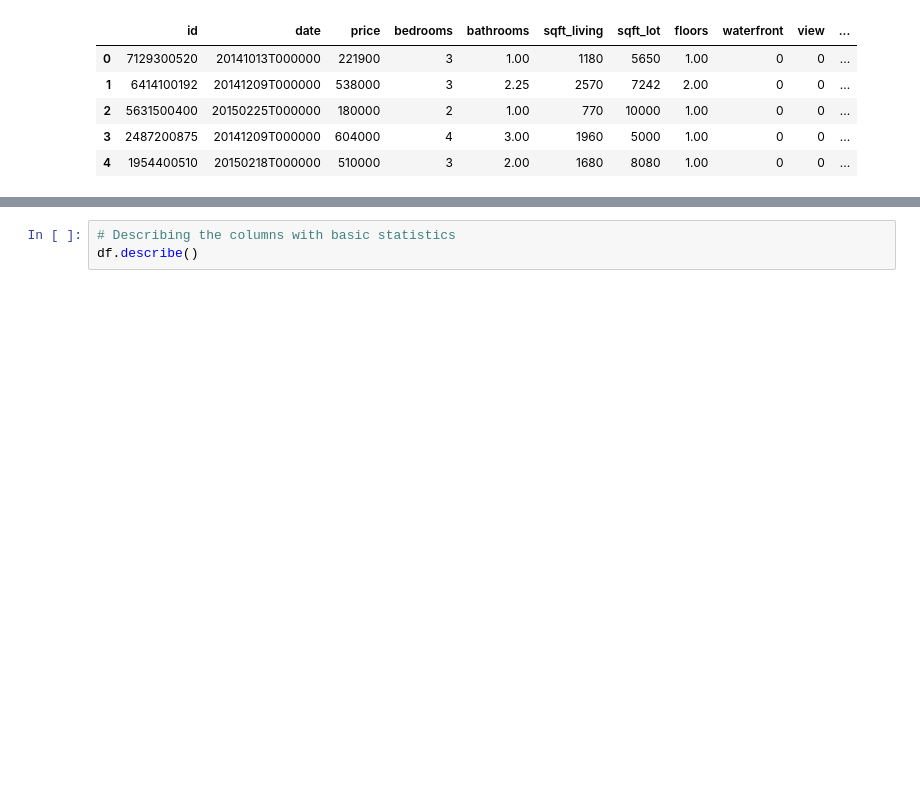
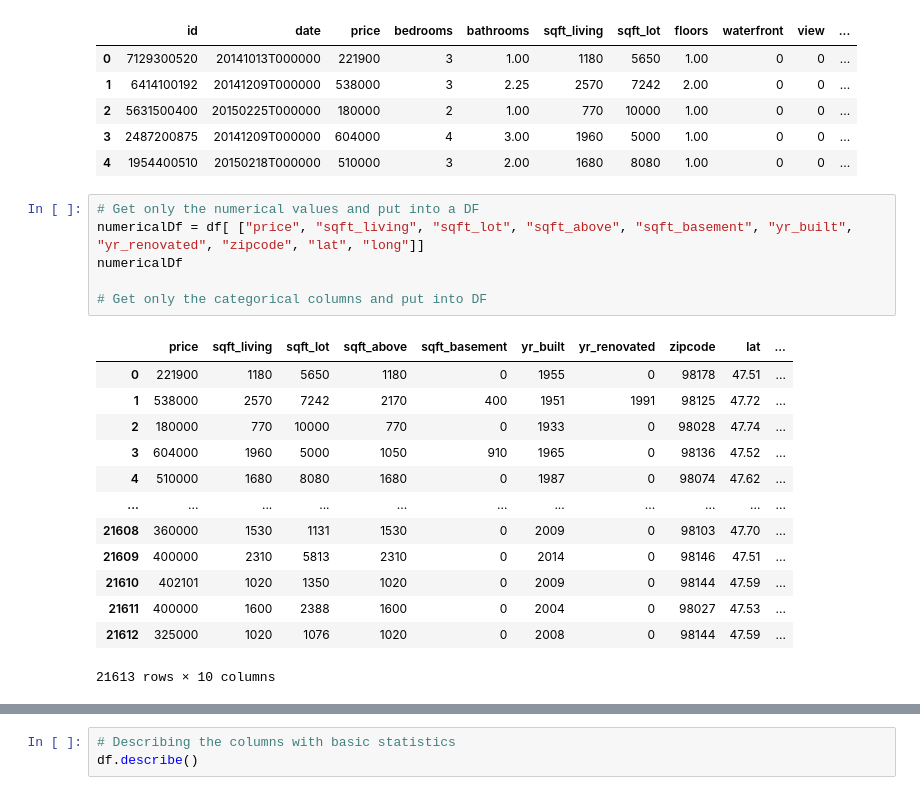
Before and after one commit to mingsterism/data-101, a Jupyter notebook: week5/FeatureTransformation.ipynb, the cells around one changed output, grey strips where cells are left out. Saved outputs shown, nothing was run; the diff lists cells and outputs as text; blank space fills up the shorter version.

```diff
--- a/week5/FeatureTransformation.ipynb
+++ b/week5/FeatureTransformation.ipynb
@@ -39,3 +39,23 @@ df.head()
 | 2 | 5631500400 | 20150225T000000 | 180000 | 2 | 1.00 | 770 | 10000 | 1.00 | 0 | 0 | ... |
 | 3 | 2487200875 | 20141209T000000 | 604000 | 4 | 3.00 | 1960 | 5000 | 1.00 | 0 | 0 | ... |
 | 4 | 1954400510 | 20150218T000000 | 510000 | 3 | 2.00 | 1680 | 8080 | 1.00 | 0 | 0 | ... |
+# %%
+# Get only the numerical values and put into a DF
+numericalDf = df[ ["price", "sqft_living", "sqft_lot", "sqft_above", "sqft_basement", "yr_built", "yr_renovated", "zipcode", "lat", "long"]]
+numericalDf
+
+# Get only the categorical columns and put into DF
+# %% [output]
+|  | price | sqft_living | sqft_lot | sqft_above | sqft_basement | yr_built | yr_renovated | zipcode | lat | ... |
+| 0 | 221900 | 1180 | 5650 | 1180 | 0 | 1955 | 0 | 98178 | 47.51 | ... |
+| 1 | 538000 | 2570 | 7242 | 2170 | 400 | 1951 | 1991 | 98125 | 47.72 | ... |
+| 2 | 180000 | 770 | 10000 | 770 | 0 | 1933 | 0 | 98028 | 47.74 | ... |
+| 3 | 604000 | 1960 | 5000 | 1050 | 910 | 1965 | 0 | 98136 | 47.52 | ... |
+| 4 | 510000 | 1680 | 8080 | 1680 | 0 | 1987 | 0 | 98074 | 47.62 | ... |
+| ... | ... | ... | ... | ... | ... | ... | ... | ... | ... | ... |
+| 21608 | 360000 | 1530 | 1131 | 1530 | 0 | 2009 | 0 | 98103 | 47.70 | ... |
+| 21609 | 400000 | 2310 | 5813 | 2310 | 0 | 2014 | 0 | 98146 | 47.51 | ... |
+| 21610 | 402101 | 1020 | 1350 | 1020 | 0 | 2009 | 0 | 98144 | 47.59 | ... |
+| 21611 | 400000 | 1600 | 2388 | 1600 | 0 | 2004 | 0 | 98027 | 47.53 | ... |
+| 21612 | 325000 | 1020 | 1076 | 1020 | 0 | 2008 | 0 | 98144 | 47.59 | ... |
+21613 rows × 10 columns
```
Also changed, not shown: parts of 10 cells of this notebook.
